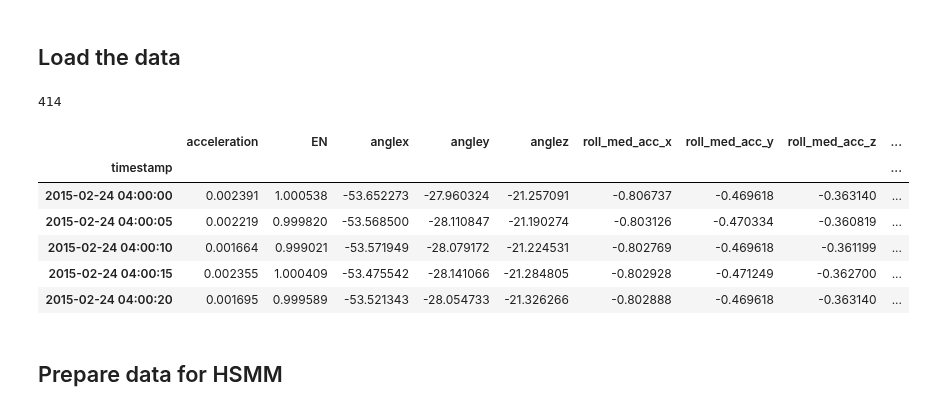
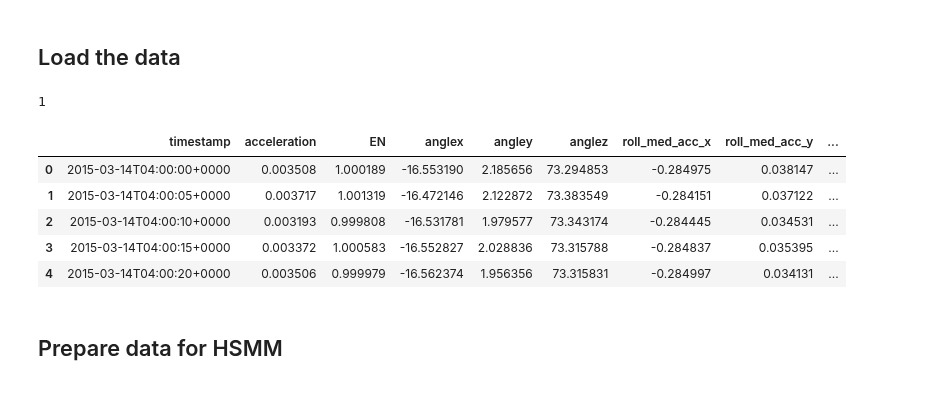
Before and after one commit to wadpac/hsmm4acc, a Jupyter notebook: notebooks/workflow/1_HSMM.ipynb, the cells around one changed output. Drawn from its saved outputs; the diff is of its cells as text; code cells hidden in the pictures.

```diff
--- a/notebooks/workflow/1_HSMM.ipynb
+++ b/notebooks/workflow/1_HSMM.ipynb
@@ -16,30 +19,29 @@ execfile('config.py')
 # %% [markdown]
 ## Load the data
 # %%
-filenames = os.listdir(train_path)
+filenames = os.listdir(train_path)[0:1]
 filenames = [fn for fn in filenames if os.path.isfile(os.path.join(train_path,fn))]
 datasets = [pd.read_csv(os.path.join(train_path,fn)) for fn in filenames]
 print(len(datasets))
 # %% [output]
-414
+1
 # %%
 for i in range(len(datasets)):
     datasets[i] = datasets[i].set_index('timestamp')
     datasets[i].index = pd.to_datetime(datasets[i].index)
 # %%
 # Take one example datset and have a look
-example_index = 2
+example_index = 0
 example_data = datasets[example_index]
 
 example_data.head()
 # %% [output]
-|  | acceleration | EN | anglex | angley | anglez | roll_med_acc_x | roll_med_acc_y | roll_med_acc_z | ... |
-| timestamp |  |  |  |  |  |  |  |  | ... |
-| 2015-02-24 04:00:00 | 0.002391 | 1.000538 | -53.652273 | -27.960324 | -21.257091 | -0.806737 | -0.469618 | -0.363140 | ... |
-| 2015-02-24 04:00:05 | 0.002219 | 0.999820 | -53.568500 | -28.110847 | -21.190274 | -0.803126 | -0.470334 | -0.360819 | ... |
-| 2015-02-24 04:00:10 | 0.001664 | 0.999021 | -53.571949 | -28.079172 | -21.224531 | -0.802769 | -0.469618 | -0.361199 | ... |
-| 2015-02-24 04:00:15 | 0.002355 | 1.000409 | -53.475542 | -28.141066 | -21.284805 | -0.802928 | -0.471249 | -0.362700 | ... |
-| 2015-02-24 04:00:20 | 0.001695 | 0.999589 | -53.521343 | -28.054733 | -21.326266 | -0.802888 | -0.469618 | -0.363140 | ... |
+|  | timestamp | acceleration | EN | anglex | angley | anglez | roll_med_acc_x | roll_med_acc_y | ... |
+| 0 | 2015-03-14T04:00:00+0000 | 0.003508 | 1.000189 | -16.553190 | 2.185656 | 73.294853 | -0.284975 | 0.038147 | ... |
+| 1 | 2015-03-14T04:00:05+0000 | 0.003717 | 1.001319 | -16.472146 | 2.122872 | 73.383549 | -0.284151 | 0.037122 | ... |
+| 2 | 2015-03-14T04:00:10+0000 | 0.003193 | 0.999808 | -16.531781 | 1.979577 | 73.343174 | -0.284445 | 0.034531 | ... |
+| 3 | 2015-03-14T04:00:15+0000 | 0.003372 | 1.000583 | -16.552827 | 2.028836 | 73.315788 | -0.284837 | 0.035395 | ... |
+| 4 | 2015-03-14T04:00:20+0000 | 0.003506 | 0.999979 | -16.562374 | 1.956356 | 73.315831 | -0.284997 | 0.034131 | ... |
 # %% [markdown]
 ## Prepare data for HSMM
 # %%
```
Also changed, not shown: parts of 6 cells of this notebook, 7 other files.
